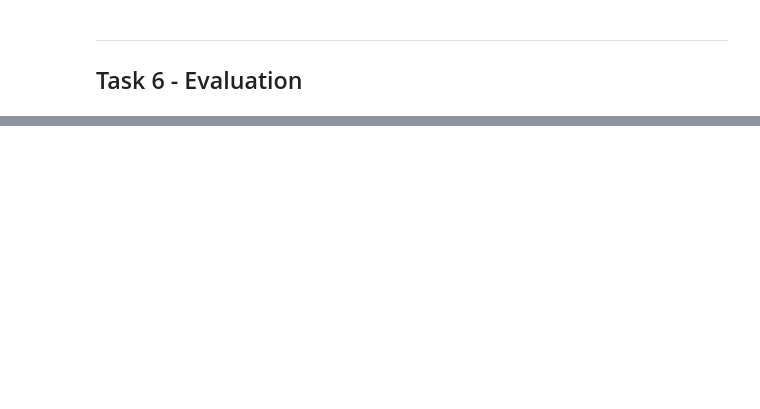
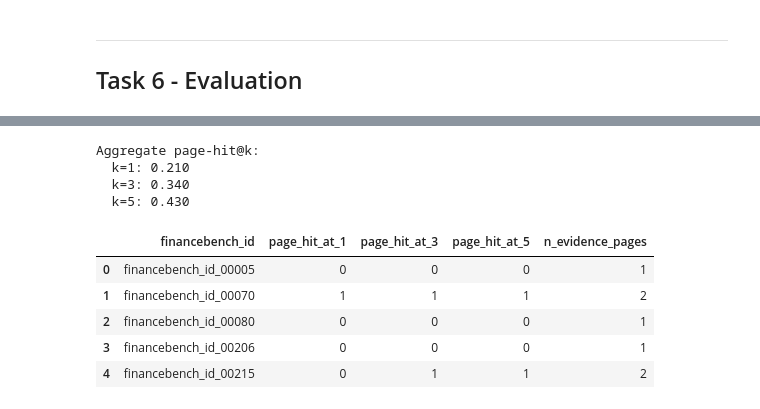
Before and after one commit to Nesher123/AI-Performance-Engineering-Course, a Jupyter notebook: module_1-from_ai_model_to_ai_product/assignment_2-RAG/rag_solution.ipynb, the cells around one changed output, grey strips where cells are left out. Cells and saved outputs as stored; diff of their text form; code cells hidden in the pictures; blank space fills up the shorter version.

```diff
--- a/module_1-from_ai_model_to_ai_product/assignment_2-RAG/rag_solution.ipynb
+++ b/module_1-from_ai_model_to_ai_product/assignment_2-RAG/rag_solution.ipynb
@@ -675,0 +857,50 @@ Tallying the 10 cases:
+# %%
+HIT_KS = [1, 3, 5]
+
+
+def expected_pages(evidence_field) -> set:
+    pages = set()
+    if not isinstance(evidence_field, (list, tuple)):
+        return pages
+    for item in evidence_field:
+        if isinstance(item, dict) and item.get("evidence_page_num") is not None:
+            try:
+                pages.add(int(item["evidence_page_num"]))
+            except (TypeError, ValueError):
+                pass
+    return pages
+
+
+def page_hits(retrieved: list, exp_pages: set, ks=HIT_KS) -> dict:
+    out = {}
+    for k in ks:
+        top_k_pages = {c.get("page_number") for c in retrieved[:k]}
+        out[f"page_hit_at_{k}"] = int(bool(top_k_pages & exp_pages)) if exp_pages else 0
+    return out
+
+
+page_hit_rows = []
+for r in rag_runs:
+    ep = expected_pages(r["evidence"])
+    hits = page_hits(r["retrieved_chunks"], ep)
+    page_hit_rows.append(
+        {"financebench_id": r["financebench_id"], **hits, "n_evidence_pages": len(ep)}
+    )
+
+page_hit_df = pd.DataFrame(page_hit_rows)
+print("Aggregate page-hit@k:")
+for k in HIT_KS:
+    col = f"page_hit_at_{k}"
+    print(f"  k={k}: {page_hit_df[col].mean():.3f}")
+page_hit_df.head(5)
+# %% [output]
+Aggregate page-hit@k:
+  k=1: 0.210
+  k=3: 0.340
+  k=5: 0.430
+|  | financebench_id | page_hit_at_1 | page_hit_at_3 | page_hit_at_5 | n_evidence_pages |
+| 0 | financebench_id_00005 | 0 | 0 | 0 | 1 |
+| 1 | financebench_id_00070 | 1 | 1 | 1 | 2 |
+| 2 | financebench_id_00080 | 0 | 0 | 0 | 1 |
+| 3 | financebench_id_00206 | 0 | 0 | 0 | 1 |
+| 4 | financebench_id_00215 | 0 | 1 | 1 | 2 |
```
Also changed, not shown: parts of 22 cells of this notebook.
